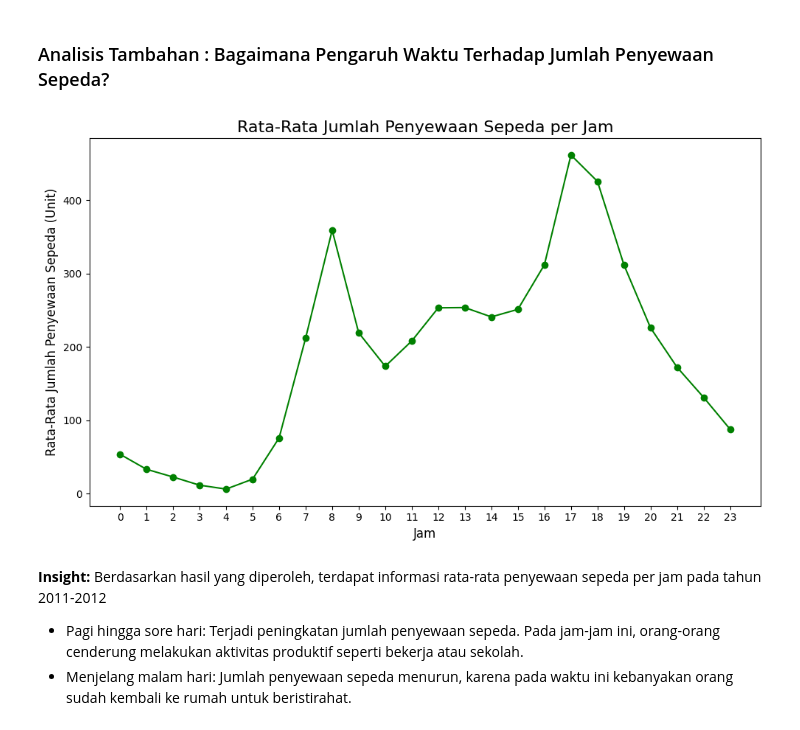
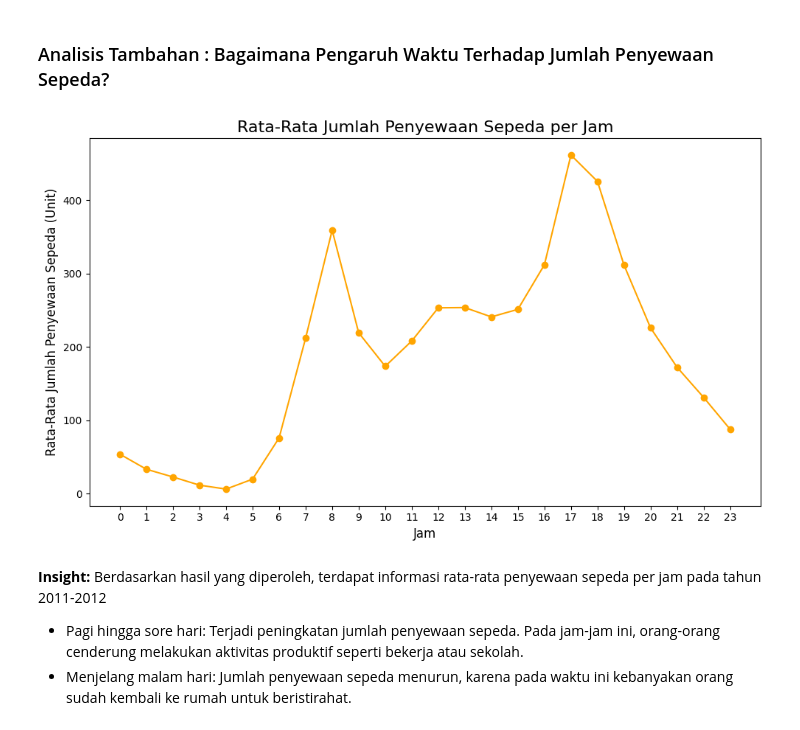
Before and after one commit to wahyunirosyidah/submission, a Jupyter notebook: notebook.ipynb, the cells around one changed output. Saved outputs shown, nothing was run; the diff lists cells and outputs as text; code cells hidden in the pictures.

```diff
--- a/notebook.ipynb
+++ b/notebook.ipynb
@@ -568,18 +568,18 @@ Berdasarkan hasil yang didapatkan, diperoleh informasi bahwa terdapat perbedaan
 # %%
 hourly_avg = hour_df.groupby("hr")["cnt"].mean().reset_index()
 plt.figure(figsize=(10, 6))
 
-plt.plot(hourly_avg['hr'], hourly_avg['cnt'], label='Mean', marker='o', color='green')
+plt.plot(hourly_avg['hr'], hourly_avg['cnt'], label='Mean', marker='o', color='orange')
 
 plt.title('Rata-Rata Jumlah Penyewaan Sepeda per Jam', fontsize=16)
 plt.xlabel('Jam', fontsize=12)
 plt.ylabel('Rata-Rata Jumlah Penyewaan Sepeda (Unit)', fontsize=12)
 
 plt.xticks(range(0,24))
 plt.tight_layout()
 plt.show()
 # %% [output]
-[figure, old version]
+[figure, new version]
 # %% [markdown]
 **Insight:**
 Berdasarkan hasil yang diperoleh, terdapat informasi rata-rata penyewaan sepeda per jam pada tahun 2011-2012
```
Also changed, not shown: parts of 2 cells of this notebook, 1 other file.
